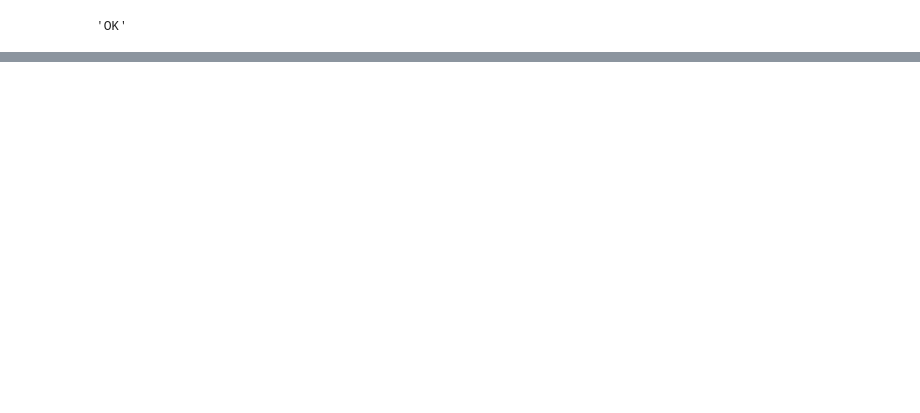
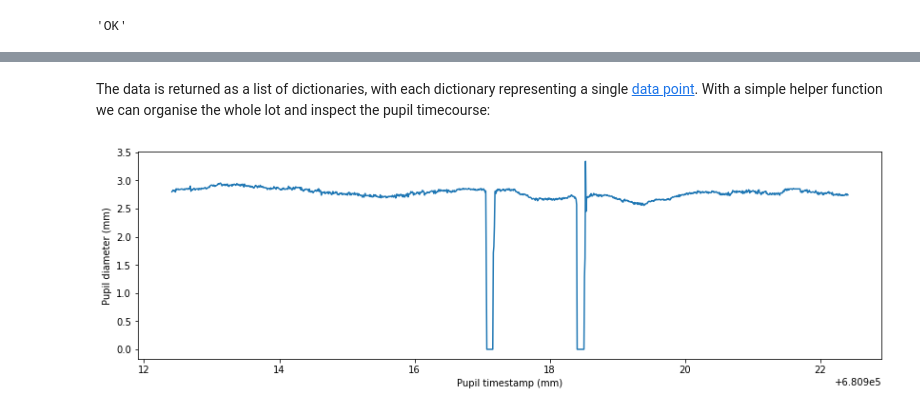
Before and after one commit to PyPlr/cvd_pupillometry, a Jupyter notebook: code/PyPlr/docs/pyplr_and_pupil_core.ipynb, the cells around one changed output, grey strips where cells are left out. Cells and saved outputs as stored; diff of their text form; code cells hidden in the pictures; blank space fills up the shorter version.

```diff
--- a/code/PyPlr/docs/pyplr_and_pupil_core.ipynb
+++ b/code/PyPlr/docs/pyplr_and_pupil_core.ipynb
@@ -392,0 +55,3 @@ The following notes on latency are from communications with Pupil Labs on Discor
+# %%
+p = PupilCore()
+future = p.pupil_grabber(topic='pupil.1.3d', seconds=10)
@@ -392,0 +63,3 @@ The following notes on latency are from communications with Pupil Labs on Discor
+# %%
+data = future.result()
+data[0]
@@ -392,0 +84,16 @@ The following notes on latency are from communications with Pupil Labs on Discor
+# %% [markdown]
+The data is returned as a list of dictionaries, with each dictionary representing a single [data point](https://docs.pupil-labs.com/developer/core/overview/#timing-data-conventions). With a simple helper function we can organise the whole lot and inspect the pupil timecourse:
+# %%
+import pandas as pd
+import matplotlib.pyplot as plt
+
+def unpack_data_pandas(data):
+    return (pd.DataFrame(data)
+              .set_index('timestamp'))
+
+data = unpack_data_pandas(data)
+ax = data['diameter_3d'].plot(figsize=(14,4))
+ax.set_ylabel('Pupil diameter (mm)')
+ax.set_xlabel('Pupil timestamp (mm)')
+# %% [output]
+[figure, added]
```
Also changed, not shown: parts of 42 cells of this notebook, 1 other file.
